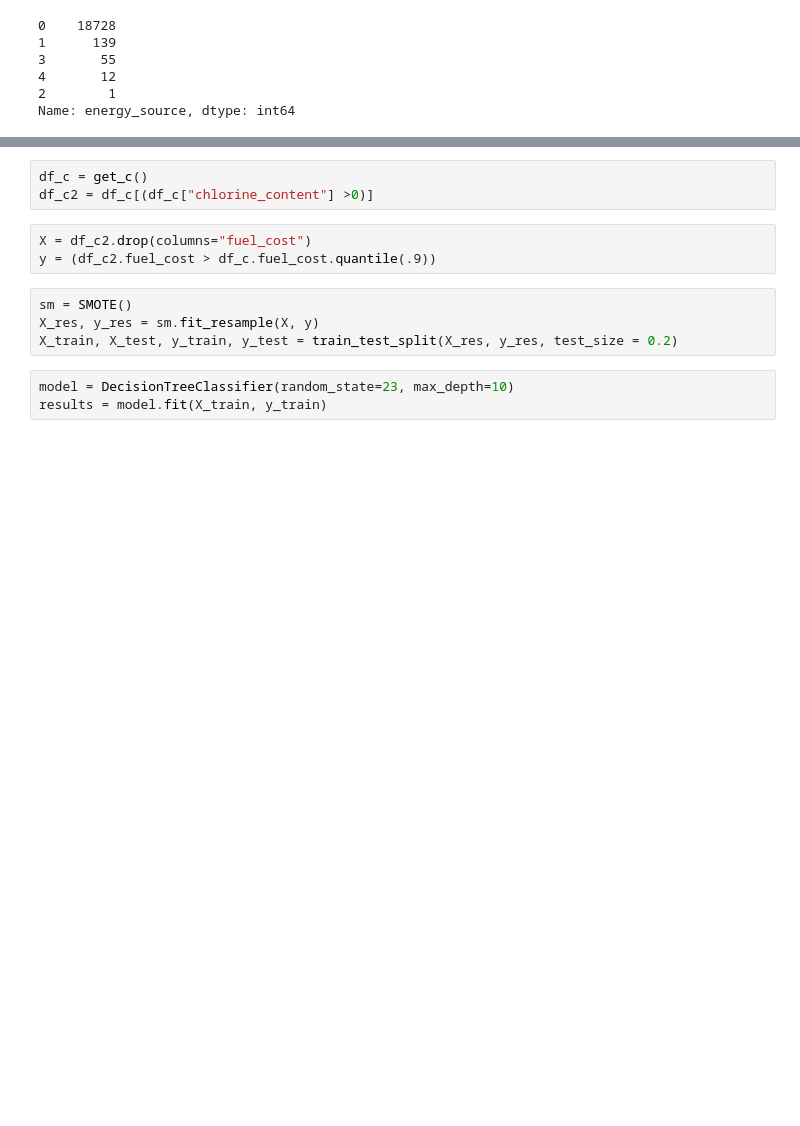
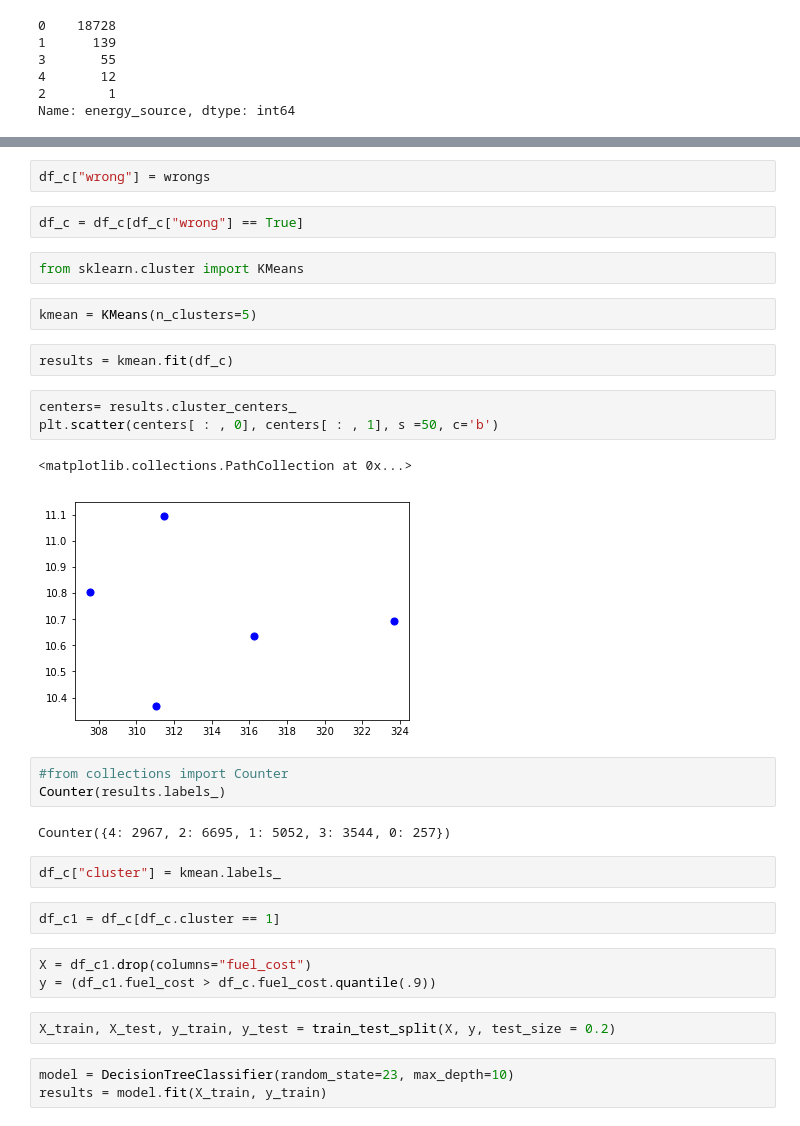
Before and after one commit to ortsed/eia-fuel-costs, a Jupyter notebook: 5-Coal-Analysis.ipynb, the cells around one changed output, grey strips where cells are left out. Saved outputs shown, nothing was run; the diff lists cells and outputs as text; blank space fills up the shorter version.

```diff
--- a/5-Coal-Analysis.ipynb
+++ b/5-Coal-Analysis.ipynb
@@ -353,13 +399,33 @@ Name: energy_source, dtype: int64
+# %%
+df_c["wrong"] = wrongs
 # %%
-df_c = get_c()
-df_c2 = df_c[(df_c["chlorine_content"] >0)]
+df_c = df_c[df_c["wrong"] == True]
+# %%
+from sklearn.cluster import KMeans
+# %%
+kmean = KMeans(n_clusters=5)
+# %%
+results = kmean.fit(df_c)
+# %%
+centers= results.cluster_centers_
+plt.scatter(centers[ : , 0], centers[ : , 1], s =50, c='b')
+# %% [output]
+<matplotlib.collections.PathCollection at 0x...>
+[figure, added]
+# %%
+#from collections import Counter
+Counter(results.labels_)
+# %% [output]
+Counter({4: 2967, 2: 6695, 1: 5052, 3: 3544, 0: 257})
+# %%
+df_c["cluster"] = kmean.labels_
+# %%
+df_c1 = df_c[df_c.cluster == 1]
 # %%
-X = df_c2.drop(columns="fuel_cost")
-y = (df_c2.fuel_cost > df_c.fuel_cost.quantile(.9))
+X = df_c1.drop(columns="fuel_cost")
+y = (df_c1.fuel_cost > df_c.fuel_cost.quantile(.9))
 # %%
-sm = SMOTE()
-X_res, y_res = sm.fit_resample(X, y)
-X_train, X_test, y_train, y_test = train_test_split(X_res, y_res, test_size = 0.2)
+X_train, X_test, y_train, y_test = train_test_split(X, y, test_size = 0.2)
 # %%
 model = DecisionTreeClassifier(random_state=23, max_depth=10)
 results = model.fit(X_train, y_train)
```
Also changed, not shown: parts of 37 cells of this notebook, 5 other files.
